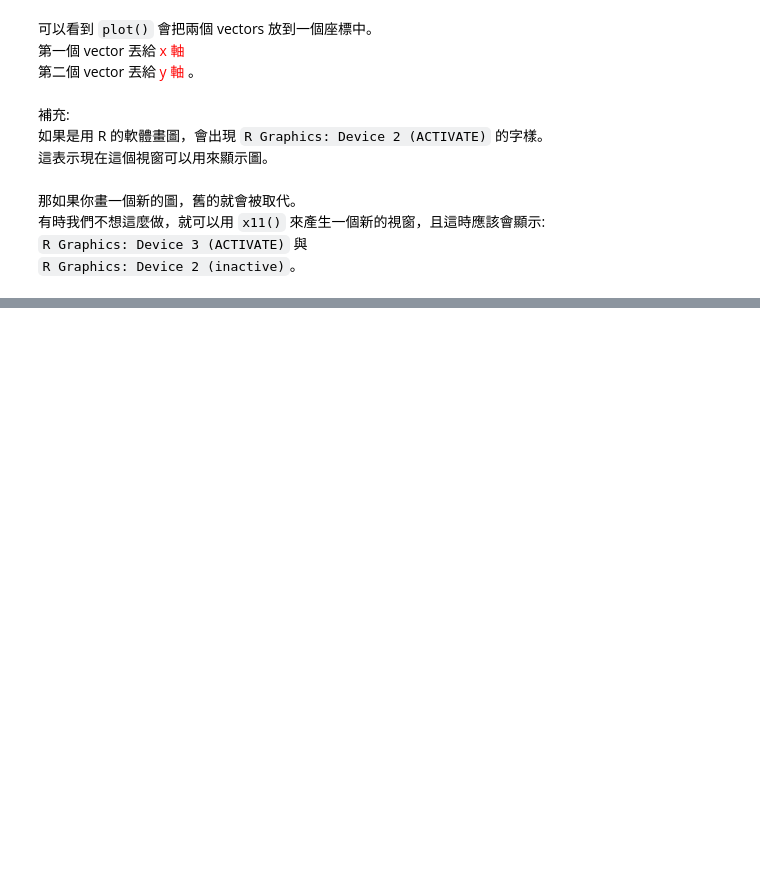
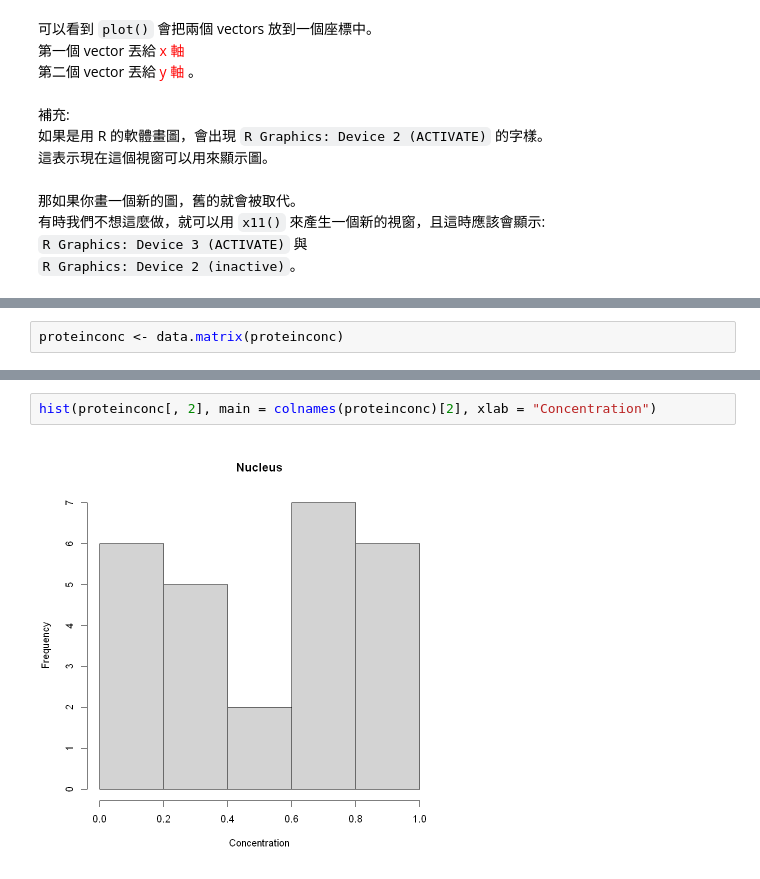
Before and after one commit to LLH07/R_notes, a Jupyter notebook: Plotting data.ipynb, the cells around one changed output, grey strips where cells are left out. Saved outputs shown, nothing was run; the diff lists cells and outputs as text; blank space fills up the shorter version.

```diff
--- a/Plotting data.ipynb
+++ b/Plotting data.ipynb
@@ -23,0 +93,2 @@ plot(plotvector1, plotvector1)
+# %%
+proteinconc <- data.matrix(proteinconc)
@@ -23,0 +99,4 @@ plot(plotvector1, plotvector1)
+# %%
+hist(proteinconc[, 2], main = colnames(proteinconc)[2], xlab = "Concentration")
+# %% [output]
+[figure, added]
```
Also changed, not shown: parts of 28 cells of this notebook, 1 other file.
